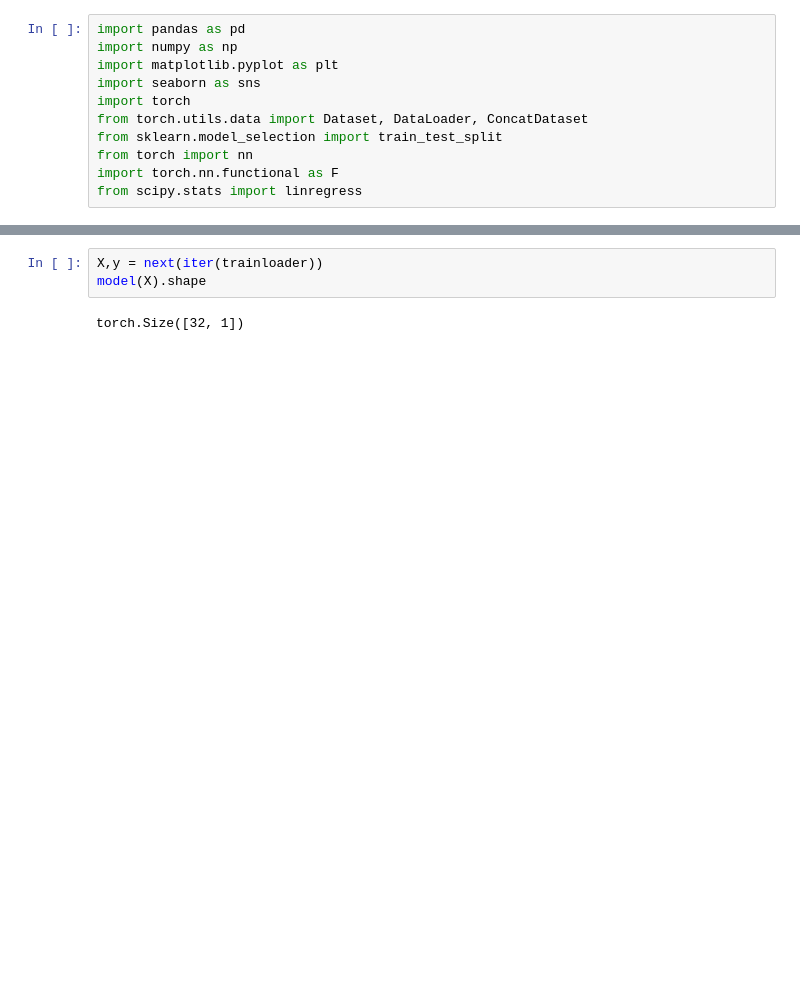
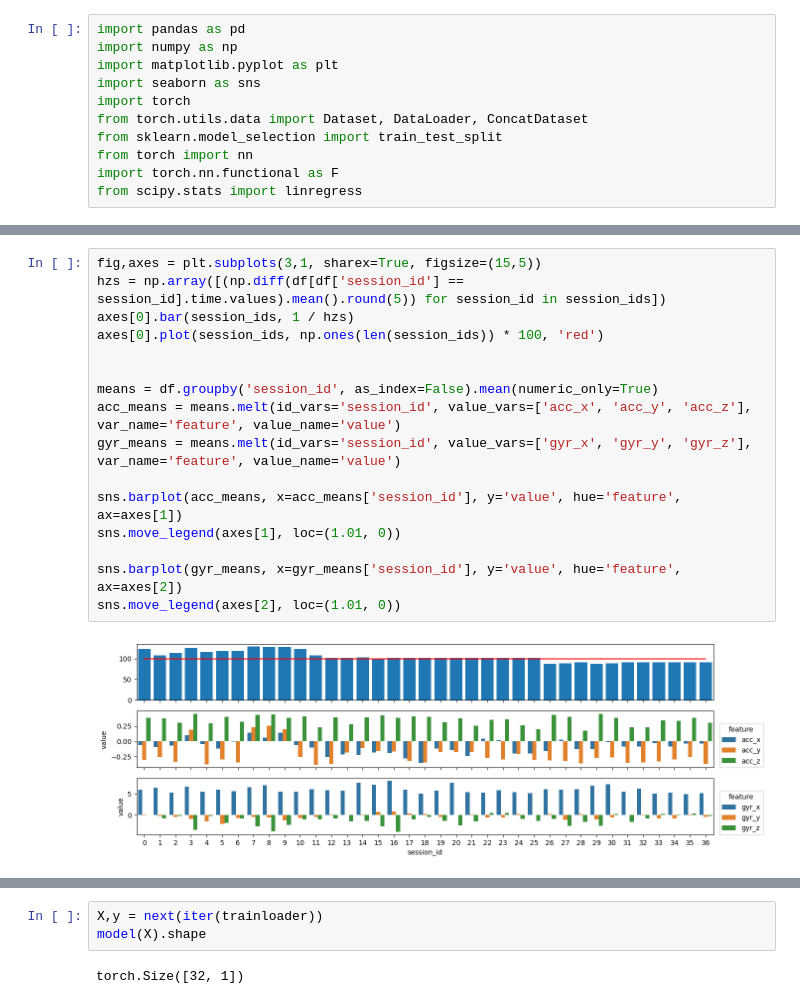
Before and after one commit to Musa-Azeem/AI-hypertrophy-coach, a Jupyter notebook: ml.ipynb, the cells around one changed output, grey strips where cells are left out. Drawn from its saved outputs; the diff is of its cells as text; blank space fills up the shorter version.

```diff
--- a/ml.ipynb
+++ b/ml.ipynb
@@ -48,3 +57,21 @@ val_dataset = ConcatDataset([IMUDataset(df[df['session_id'] == session_id], wins
+# %%
+fig,axes = plt.subplots(3,1, sharex=True, figsize=(15,5))
+hzs = np.array([(np.diff(df[df['session_id'] == session_id].time.values).mean().round(5)) for session_id in session_ids])
+axes[0].bar(session_ids, 1 / hzs)
+axes[0].plot(session_ids, np.ones(len(session_ids)) * 100, 'red')
+
+
+means = df.groupby('session_id', as_index=False).mean(numeric_only=True)
+acc_means = means.melt(id_vars='session_id', value_vars=['acc_x', 'acc_y', 'acc_z'], var_name='feature', value_name='value')
+gyr_means = means.melt(id_vars='session_id', value_vars=['gyr_x', 'gyr_y', 'gyr_z'], var_name='feature', value_name='value')
+
+sns.barplot(acc_means, x=acc_means['session_id'], y='value', hue='feature', ax=axes[1])
+sns.move_legend(axes[1], loc=(1.01, 0))
+
+sns.barplot(gyr_means, x=gyr_means['session_id'], y='value', hue='feature', ax=axes[2])
+sns.move_legend(axes[2], loc=(1.01, 0))
+# %% [output]
+[figure, added]
 # %%
 # windows = []
 window_labels = []
```
Also changed, not shown: parts of 10 cells of this notebook, 1 other file.
